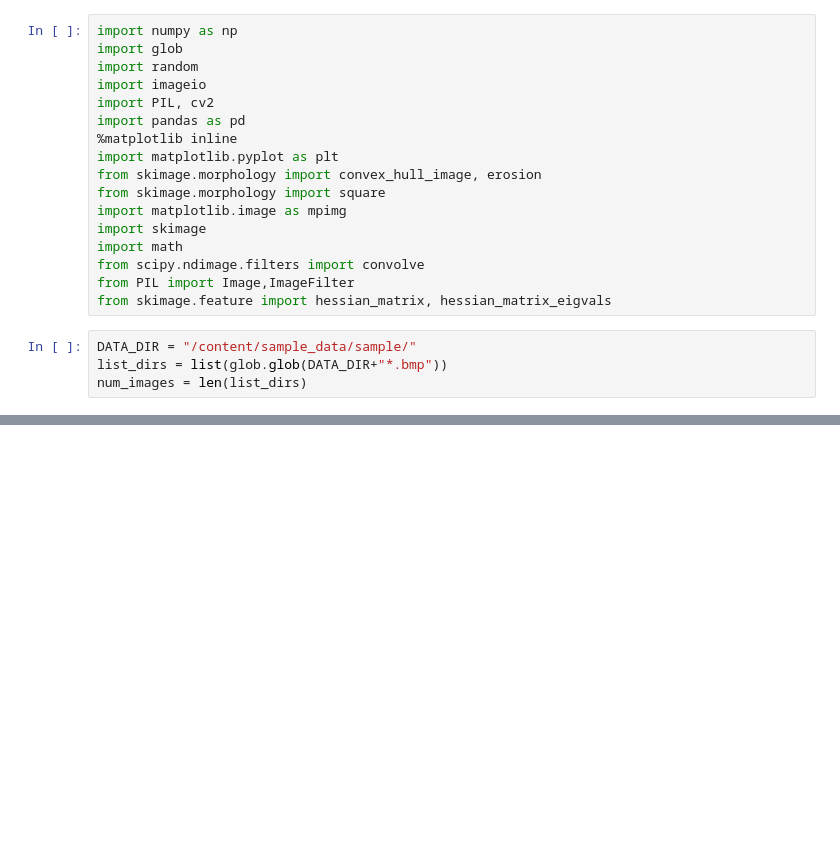
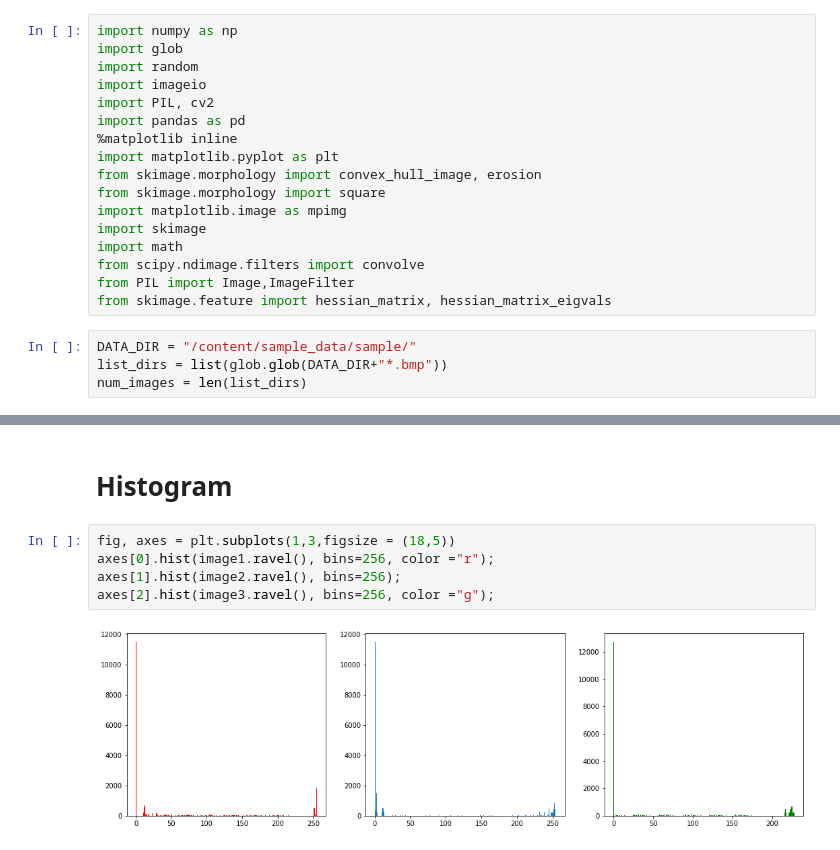
Before and after one commit to kshjessica/study_Machine-Learning, a Jupyter notebook: Assignment2_지문 인식(1차)/Assignment2_지문 인식(1차).ipynb, the cells around one changed output, grey strips where cells are left out. Drawn from its saved outputs; the diff is of its cells as text; blank space fills up the shorter version.

```diff
--- a/Assignment2_지문 인식(1차)/Assignment2_지문 인식(1차).ipynb
+++ b/Assignment2_지문 인식(1차)/Assignment2_지문 인식(1차).ipynb
@@ -39,0 +90,9 @@ axes[2].imshow(image3);
+# %% [markdown]
+<h1> Histogram
+# %%
+fig, axes = plt.subplots(1,3,figsize = (18,5))
+axes[0].hist(image1.ravel(), bins=256, color ="r");
+axes[1].hist(image2.ravel(), bins=256);
+axes[2].hist(image3.ravel(), bins=256, color ="g");
+# %% [output]
+[figure, added]
```
Also changed, not shown: parts of 8 cells of this notebook.
